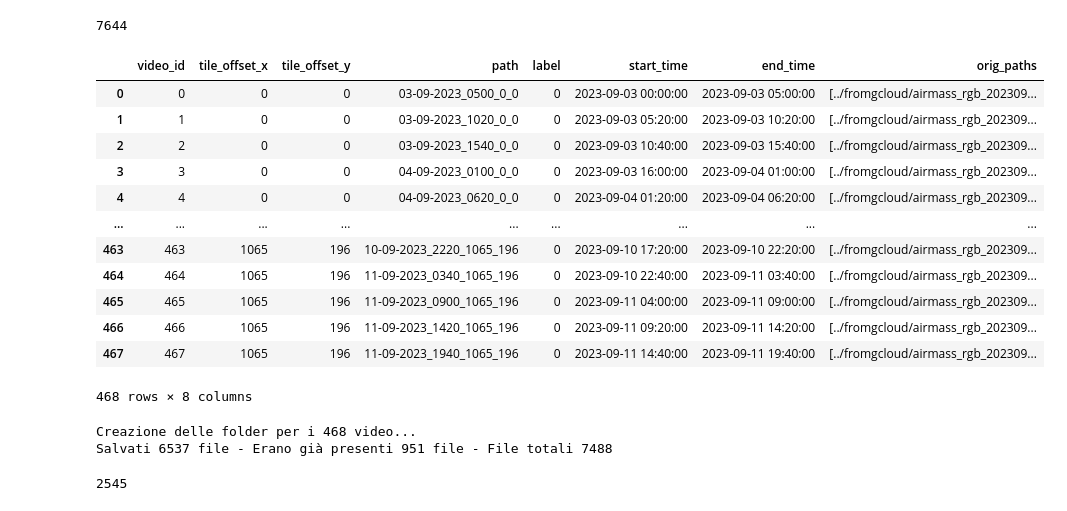
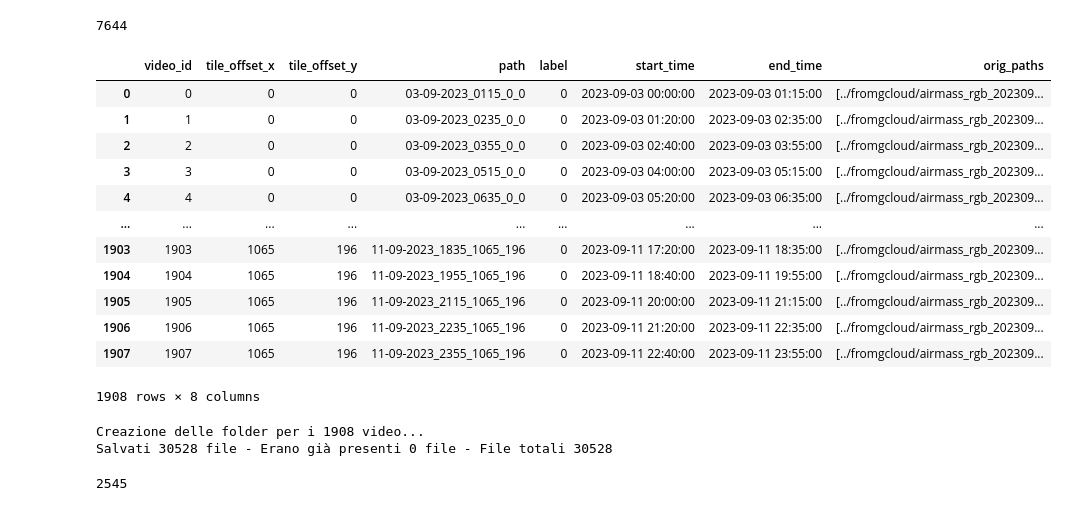
Before and after one commit to dandarm/VideoMAEv2, a Jupyter notebook: Predict_general_data.ipynb, the cells around one changed output. Cells and saved outputs as stored; diff of their text form; code cells hidden in the pictures.

```diff
--- a/Predict_general_data.ipynb
+++ b/Predict_general_data.ipynb
@@ -90,28 +94,29 @@ df_2023_20m.shape[0]
 # %% [output]
 7644
 # %%
-df_videos = create_tile_videos(df_2023_20m, supervised=False)
+df_offsets_groups = group_df_by_offsets(df_2023)
+df_videos = create_tile_videos(df_offsets_groups, supervised=False)
 df_videos.label=0
 df_videos
 # %% [output]
 |  | video_id | tile_offset_x | tile_offset_y | path | label | start_time | end_time | orig_paths |
-| 0 | 0 | 0 | 0 | 03-09-2023_0500_0_0 | 0 | 2023-09-03 00:00:00 | 2023-09-03 05:00:00 | [../fromgcloud/airmass_rgb_202309... |
-| 1 | 1 | 0 | 0 | 03-09-2023_1020_0_0 | 0 | 2023-09-03 05:20:00 | 2023-09-03 10:20:00 | [../fromgcloud/airmass_rgb_202309... |
-| 2 | 2 | 0 | 0 | 03-09-2023_1540_0_0 | 0 | 2023-09-03 10:40:00 | 2023-09-03 15:40:00 | [../fromgcloud/airmass_rgb_202309... |
-| 3 | 3 | 0 | 0 | 04-09-2023_0100_0_0 | 0 | 2023-09-03 16:00:00 | 2023-09-04 01:00:00 | [../fromgcloud/airmass_rgb_202309... |
-| 4 | 4 | 0 | 0 | 04-09-2023_0620_0_0 | 0 | 2023-09-04 01:20:00 | 2023-09-04 06:20:00 | [../fromgcloud/airmass_rgb_202309... |
+| 0 | 0 | 0 | 0 | 03-09-2023_0115_0_0 | 0 | 2023-09-03 00:00:00 | 2023-09-03 01:15:00 | [../fromgcloud/airmass_rgb_202309... |
+| 1 | 1 | 0 | 0 | 03-09-2023_0235_0_0 | 0 | 2023-09-03 01:20:00 | 2023-09-03 02:35:00 | [../fromgcloud/airmass_rgb_202309... |
+| 2 | 2 | 0 | 0 | 03-09-2023_0355_0_0 | 0 | 2023-09-03 02:40:00 | 2023-09-03 03:55:00 | [../fromgcloud/airmass_rgb_202309... |
+| 3 | 3 | 0 | 0 | 03-09-2023_0515_0_0 | 0 | 2023-09-03 04:00:00 | 2023-09-03 05:15:00 | [../fromgcloud/airmass_rgb_202309... |
+| 4 | 4 | 0 | 0 | 03-09-2023_0635_0_0 | 0 | 2023-09-03 05:20:00 | 2023-09-03 06:35:00 | [../fromgcloud/airmass_rgb_202309... |
 | ... | ... | ... | ... | ... | ... | ... | ... | ... |
-| 463 | 463 | 1065 | 196 | 10-09-2023_2220_1065_196 | 0 | 2023-09-10 17:20:00 | 2023-09-10 22:20:00 | [../fromgcloud/airmass_rgb_202309... |
-| 464 | 464 | 1065 | 196 | 11-09-2023_0340_1065_196 | 0 | 2023-09-10 22:40:00 | 2023-09-11 03:40:00 | [../fromgcloud/airmass_rgb_202309... |
-| 465 | 465 | 1065 | 196 | 11-09-2023_0900_1065_196 | 0 | 2023-09-11 04:00:00 | 2023-09-11 09:00:00 | [../fromgcloud/airmass_rgb_202309... |
-| 466 | 466 | 1065 | 196 | 11-09-2023_1420_1065_196 | 0 | 2023-09-11 09:20:00 | 2023-09-11 14:20:00 | [../fromgcloud/airmass_rgb_202309... |
-| 467 | 467 | 1065 | 196 | 11-09-2023_1940_1065_196 | 0 | 2023-09-11 14:40:00 | 2023-09-11 19:40:00 | [../fromgcloud/airmass_rgb_202309... |
+| 1903 | 1903 | 1065 | 196 | 11-09-2023_1835_1065_196 | 0 | 2023-09-11 17:20:00 | 2023-09-11 18:35:00 | [../fromgcloud/airmass_rgb_202309... |
+| 1904 | 1904 | 1065 | 196 | 11-09-2023_1955_1065_196 | 0 | 2023-09-11 18:40:00 | 2023-09-11 19:55:00 | [../fromgcloud/airmass_rgb_202309... |
+| 1905 | 1905 | 1065 | 196 | 11-09-2023_2115_1065_196 | 0 | 2023-09-11 20:00:00 | 2023-09-11 21:15:00 | [../fromgcloud/airmass_rgb_202309... |
+| 1906 | 1906 | 1065 | 196 | 11-09-2023_2235_1065_196 | 0 | 2023-09-11 21:20:00 | 2023-09-11 22:35:00 | [../fromgcloud/airmass_rgb_202309... |
+| 1907 | 1907 | 1065 | 196 | 11-09-2023_2355_1065_196 | 0 | 2023-09-11 22:40:00 | 2023-09-11 23:55:00 | [../fromgcloud/airmass_rgb_202309... |
-468 rows × 8 columns
+1908 rows × 8 columns
 # %%
 create_and_save_tile_from_complete_df(df_videos, output_dir)
 # %% [output]
-Creazione delle folder per i 468 video...
-Salvati 6537 file - Erano già presenti 951 file - File totali 7488
+Creazione delle folder per i 1908 video...
+Salvati 30528 file - Erano già presenti 0 file - File totali 30528
 # %%
 df_dataset_csv = create_final_df_csv(df_videos, output_dir)
 df_dataset_csv.to_csv("./general_inference_set.csv", index=False)
```
Also changed, not shown: parts of 13 cells of this notebook, 13 other files.
